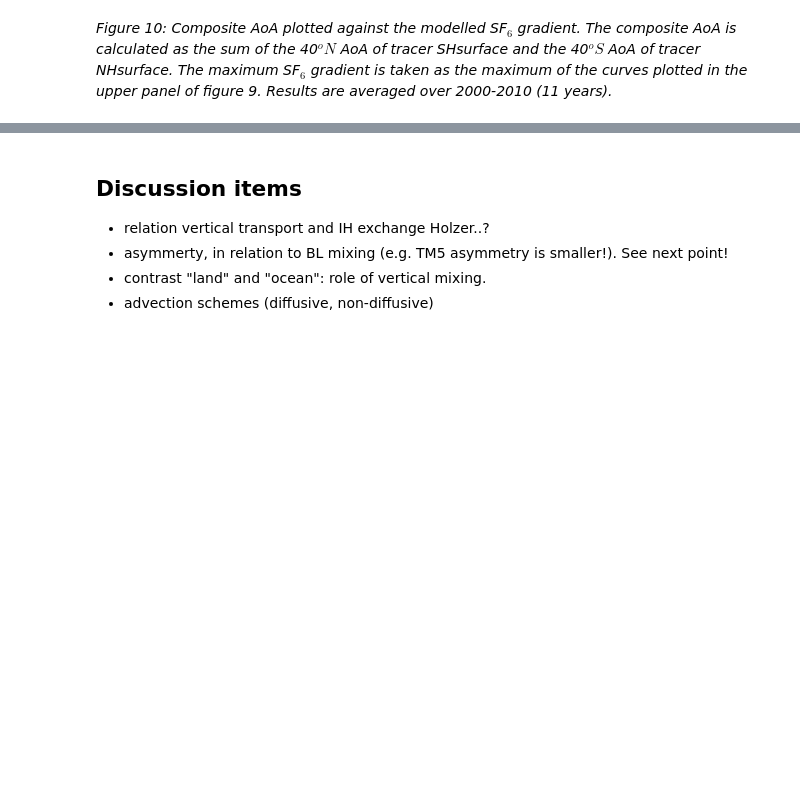
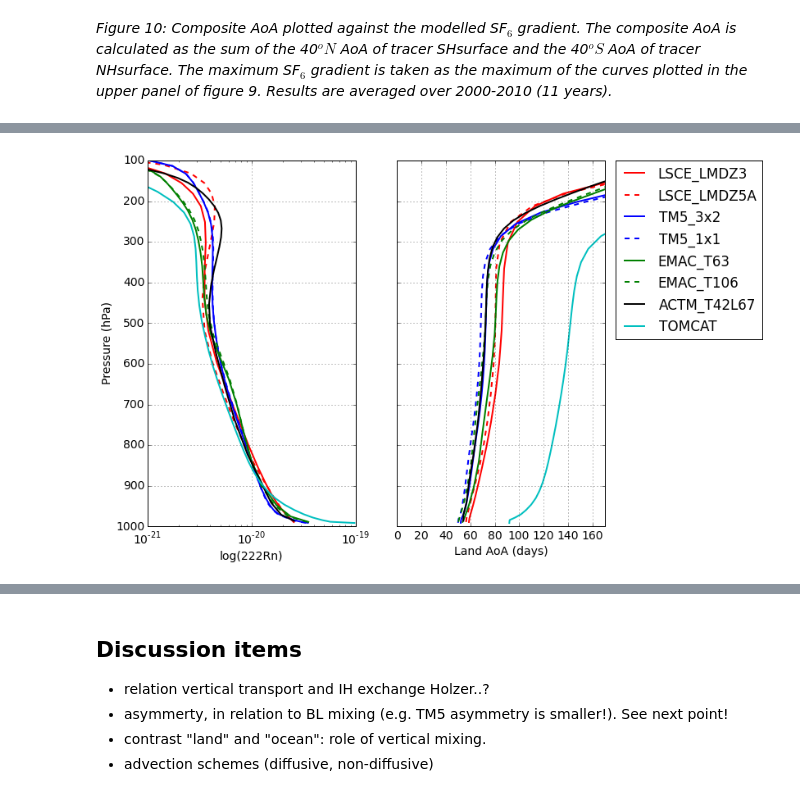
Before and after one commit to maartenkrol/AoA, a Jupyter notebook: aoa_paper_v2.ipynb, the cells around one changed output, grey strips where cells are left out. Drawn from its saved outputs; the diff is of its cells as text; code cells hidden in the pictures; blank space fills up the shorter version.

```diff
--- a/aoa_paper_v2.ipynb
+++ b/aoa_paper_v2.ipynb
@@ -279,0 +292,4 @@ aoa.figure_sf6_aoa2()
+# %%
+aoa.figure_rn_aoa()
+# %% [output]
+[figure, added]
```
Also changed, not shown: parts of 6 cells of this notebook, 1 other file.
